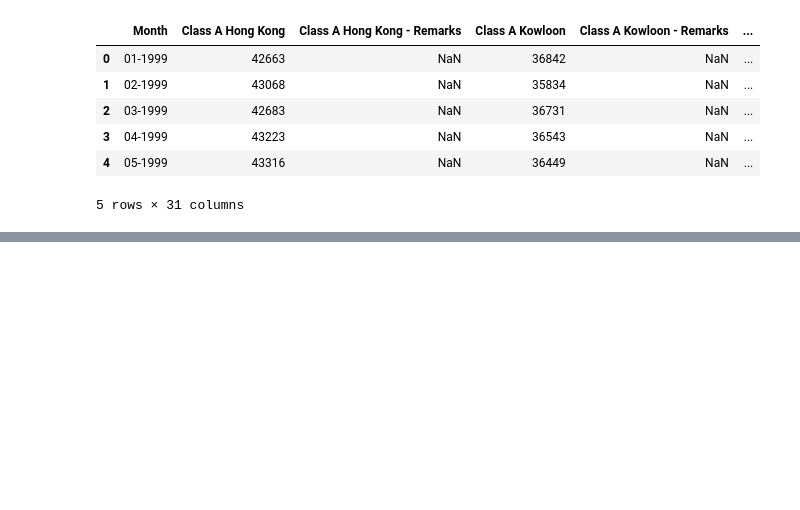
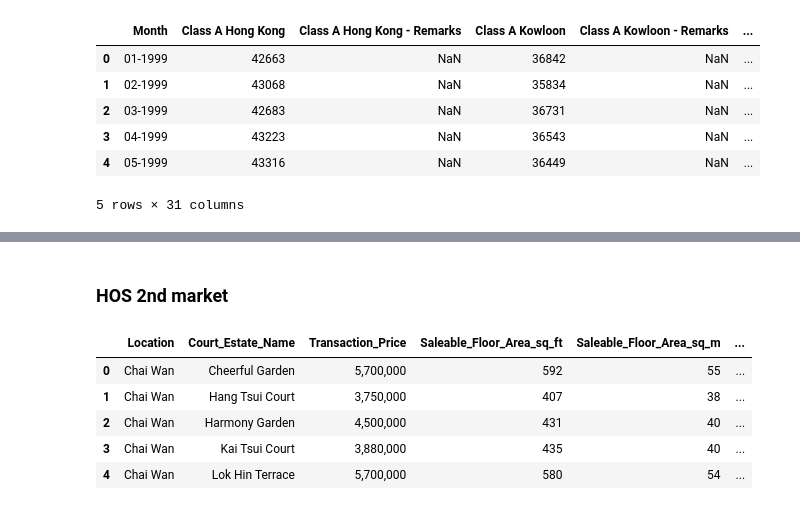
Before and after one commit to davidchan0629/hk_property, a Jupyter notebook: data_cleaning.ipynb, the cells around one changed output, grey strips where cells are left out. Drawn from its saved outputs; the diff is of its cells as text; code cells hidden in the pictures; blank space fills up the shorter version.

```diff
--- a/data_cleaning.ipynb
+++ b/data_cleaning.ipynb
@@ -69,0 +170,13 @@ secondary_avg_price_district_output_df.to_csv('secondary_avg_price_district.csv'
+# %% [markdown]
+### HOS 2nd market
+# %%
+hos_df = pd.read_csv('HOS_transaction_records_2020_2025.csv', encoding='utf-8')
+# %%
+hos_df.head()
+# %% [output]
+|  | Location | Court_Estate_Name | Transaction_Price | Saleable_Floor_Area_sq_ft | Saleable_Floor_Area_sq_m | ... |
+| 0 | Chai Wan | Cheerful Garden | 5,700,000 | 592 | 55 | ... |
+| 1 | Chai Wan | Hang Tsui Court | 3,750,000 | 407 | 38 | ... |
+| 2 | Chai Wan | Harmony Garden | 4,500,000 | 431 | 40 | ... |
+| 3 | Chai Wan | Kai Tsui Court | 3,880,000 | 435 | 40 | ... |
+| 4 | Chai Wan | Lok Hin Terrace | 5,700,000 | 580 | 54 | ... |
```
Also changed, not shown: parts of 27 cells of this notebook.
